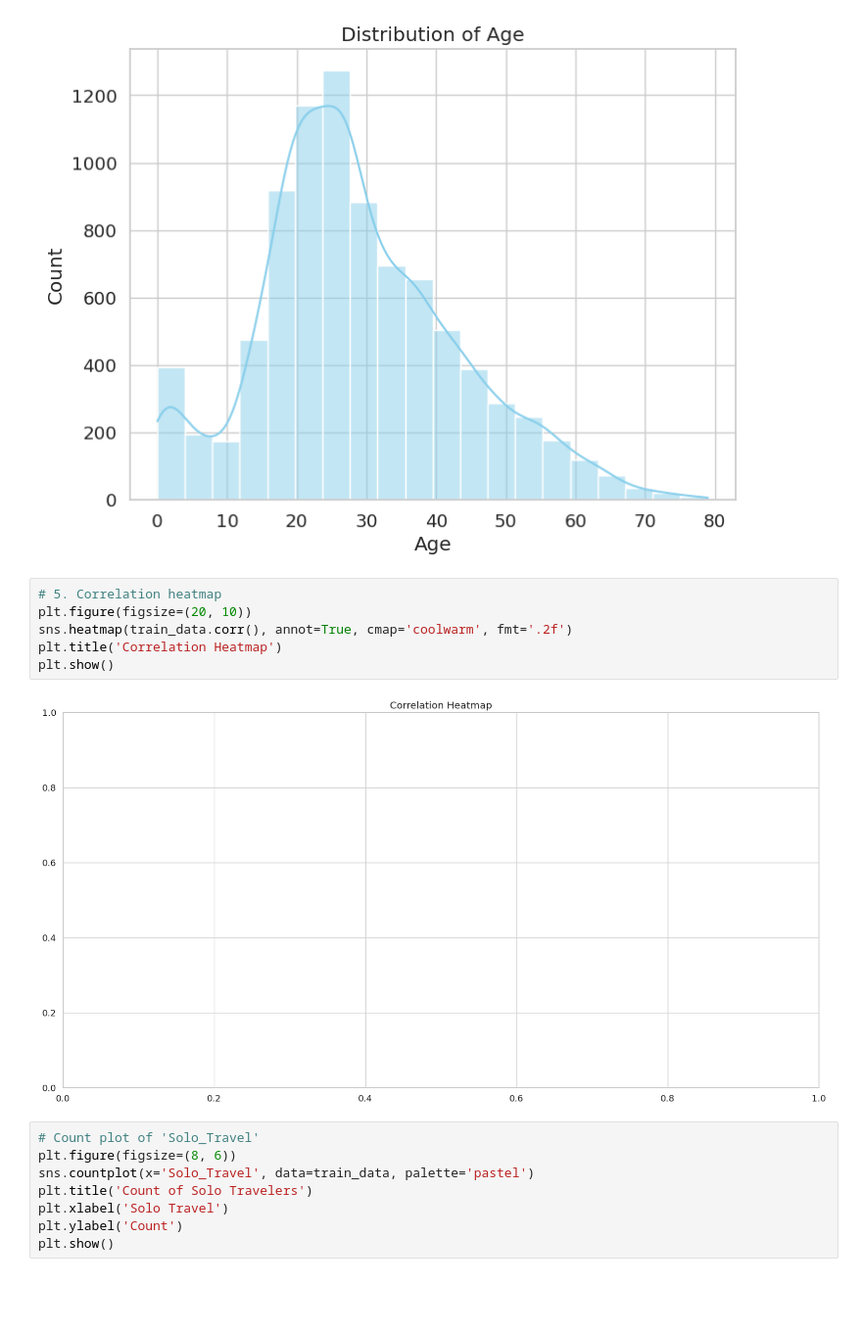
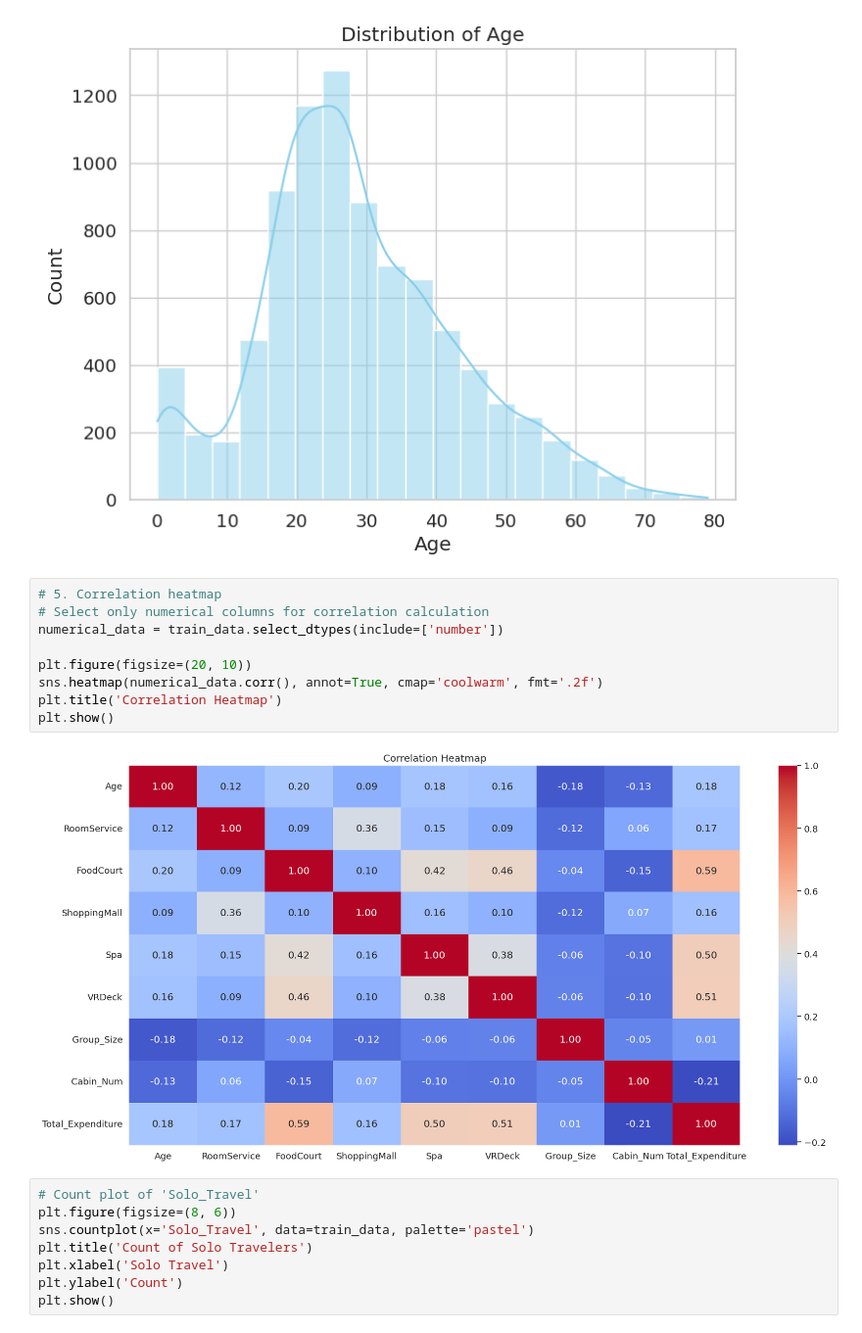
Before and after one commit to 7PAM2015-0509-2023-Group-20/-Kaggle-Challenge-20, a Jupyter notebook: Group_project_Kaggle_Challenge.ipynb, the cells around one changed output. Shown at 98% size. Saved outputs shown, nothing was run; the diff lists cells and outputs as text; blank space fills up the shorter version.

```diff
--- a/Group_project_Kaggle_Challenge.ipynb
+++ b/Group_project_Kaggle_Challenge.ipynb
@@ -232,12 +241,15 @@ plt.show()
 [figure]
 # %%
 # 5. Correlation heatmap
+# Select only numerical columns for correlation calculation
+numerical_data = train_data.select_dtypes(include=['number'])
+
 plt.figure(figsize=(20, 10))
-sns.heatmap(train_data.corr(), annot=True, cmap='coolwarm', fmt='.2f')
+sns.heatmap(numerical_data.corr(), annot=True, cmap='coolwarm', fmt='.2f')
 plt.title('Correlation Heatmap')
 plt.show()
 # %% [output]
-[figure, old version]
+[figure, new version]
 # %%
 # Count plot of 'Solo_Travel'
 plt.figure(figsize=(8, 6))
```
Also changed, not shown: parts of 9 cells of this notebook.
